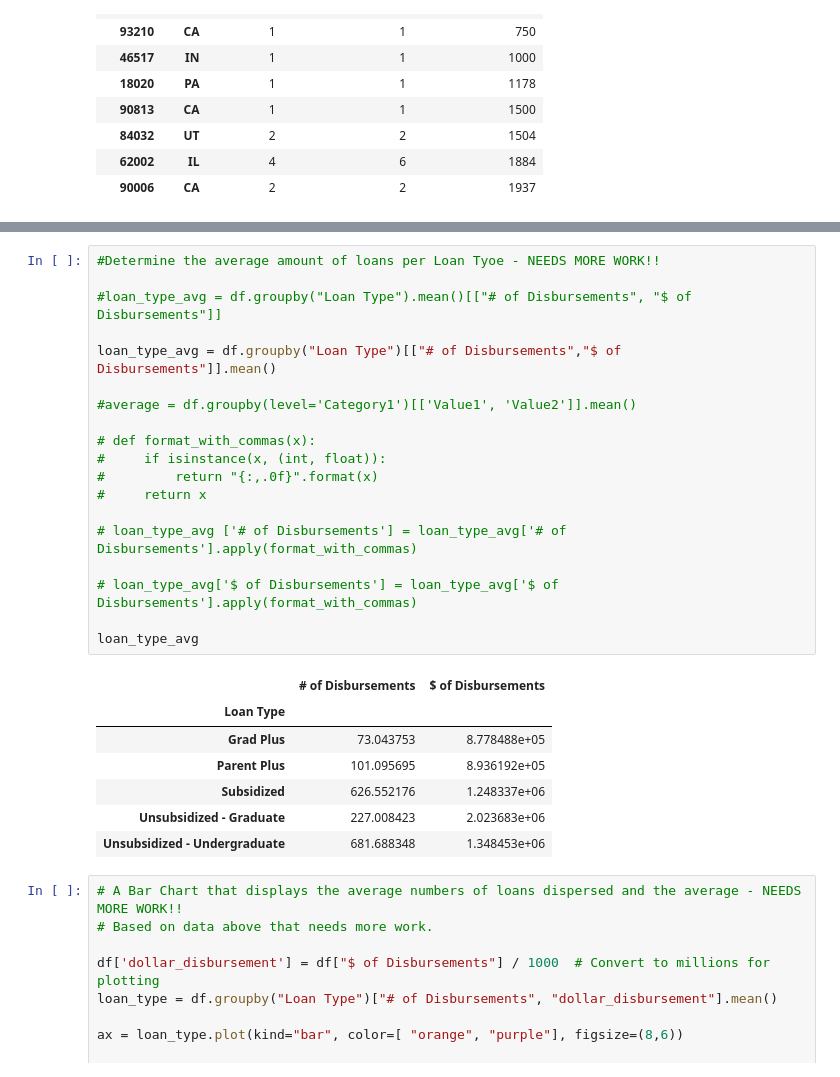
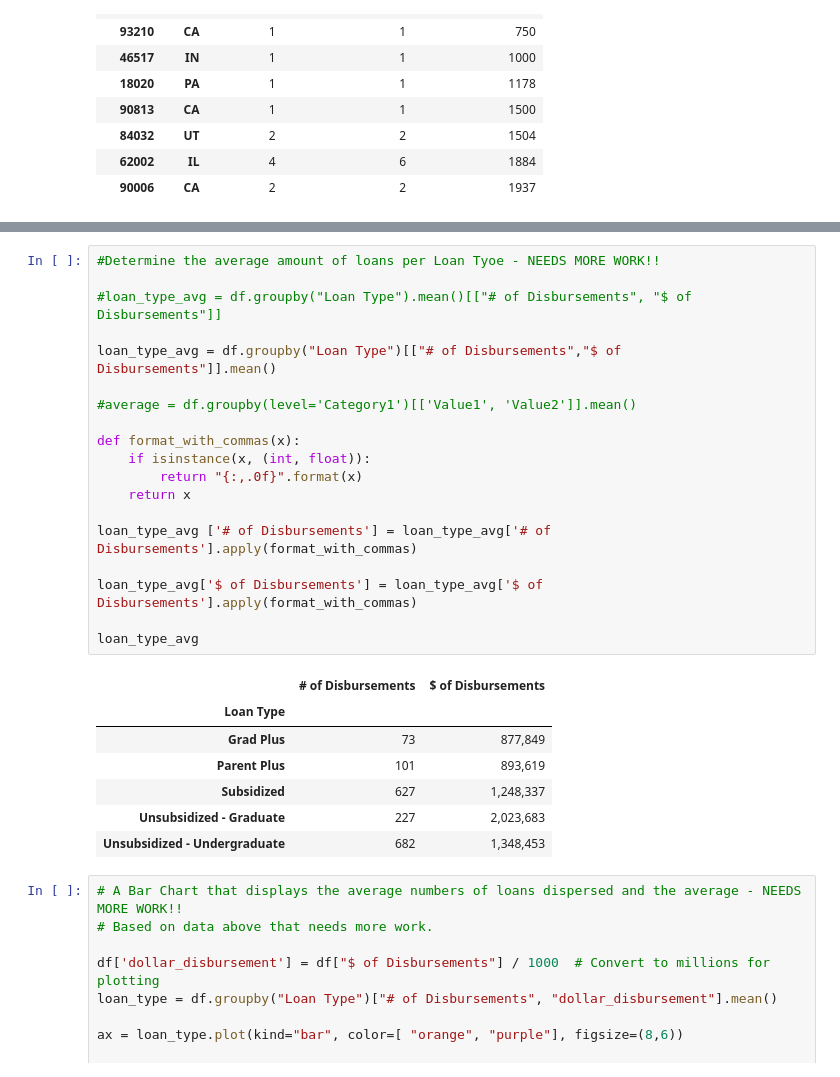
Before and after one commit to wemlaztdj/Demo_p1, a Jupyter notebook: main - MR.ipynb, the cells around one changed output, grey strips where cells are left out. Saved outputs shown, nothing was run; the diff lists cells and outputs as text.

```diff
--- a/main - MR.ipynb
+++ b/main - MR.ipynb
@@ -285,30 +285,30 @@ school_zipcode_least_disbursement.head(10)
 # %%
 #Determine the average amount of loans per Loan Tyoe - NEEDS MORE WORK!!
 
 #loan_type_avg = df.groupby("Loan Type").mean()[["# of Disbursements", "$ of Disbursements"]]
 
 loan_type_avg = df.groupby("Loan Type")[["# of Disbursements","$ of Disbursements"]].mean()
 
 #average = df.groupby(level='Category1')[['Value1', 'Value2']].mean()
 
-# def format_with_commas(x):
-#     if isinstance(x, (int, float)):
-#         return "{:,.0f}".format(x)
-#     return x
+def format_with_commas(x):
+    if isinstance(x, (int, float)):
+        return "{:,.0f}".format(x)
+    return x
 
-# loan_type_avg ['# of Disbursements'] = loan_type_avg['# of Disbursements'].apply(format_with_commas)
+loan_type_avg ['# of Disbursements'] = loan_type_avg['# of Disbursements'].apply(format_with_commas)
 
-# loan_type_avg['$ of Disbursements'] = loan_type_avg['$ of Disbursements'].apply(format_with_commas)
+loan_type_avg['$ of Disbursements'] = loan_type_avg['$ of Disbursements'].apply(format_with_commas)
 
 loan_type_avg
 # %% [output]
 |  | # of Disbursements | $ of Disbursements |
 | Loan Type |  |  |
-| Grad Plus | 73.043753 | 8.778488e+05 |
-| Parent Plus | 101.095695 | 8.936192e+05 |
-| Subsidized | 626.552176 | 1.248337e+06 |
-| Unsubsidized - Graduate | 227.008423 | 2.023683e+06 |
-| Unsubsidized - Undergraduate | 681.688348 | 1.348453e+06 |
+| Grad Plus | 73 | 877,849 |
+| Parent Plus | 101 | 893,619 |
+| Subsidized | 627 | 1,248,337 |
+| Unsubsidized - Graduate | 227 | 2,023,683 |
+| Unsubsidized - Undergraduate | 682 | 1,348,453 |
 # %%
 # A Bar Chart that displays the average numbers of loans dispersed and the average - NEEDS MORE WORK!!
 # Based on data above that needs more work.
```
